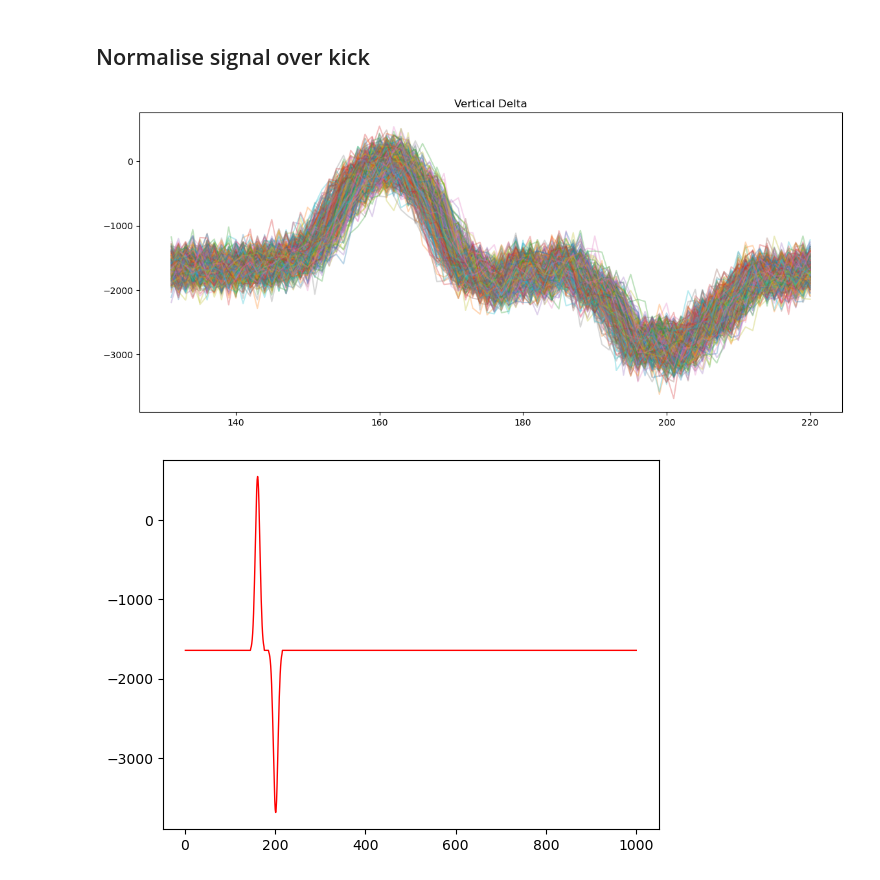
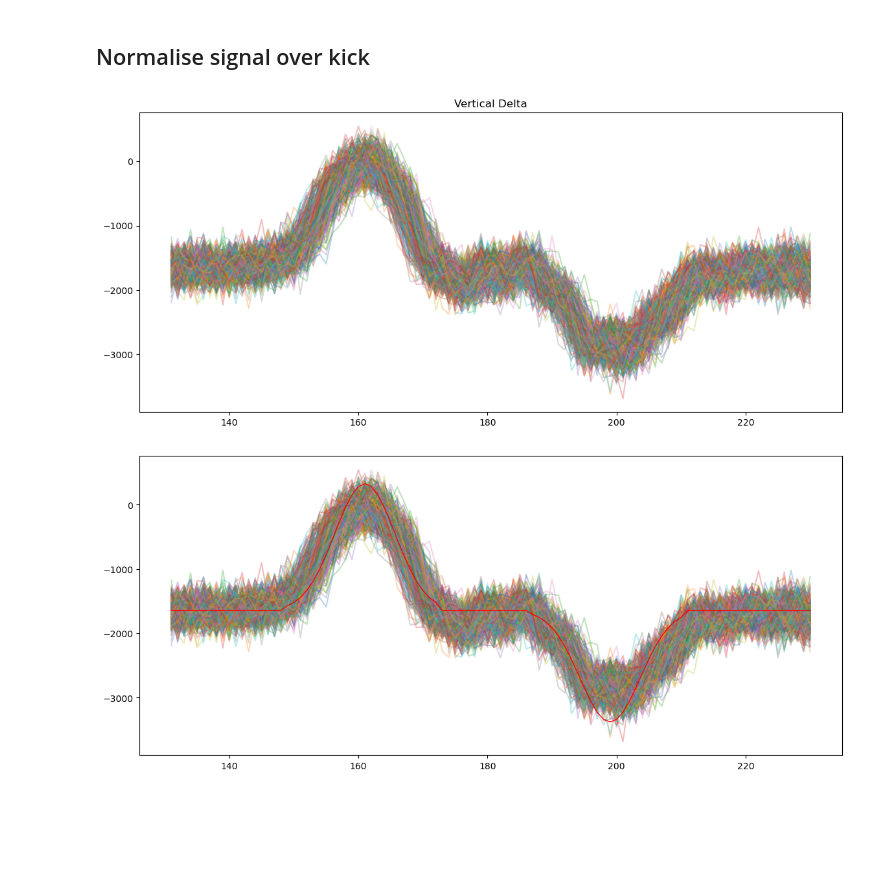
Before and after one commit to frastra2004/SPS_TMCI, a Jupyter notebook: beam_RMS_SPS.ipynb, the cells around one changed output. Saved outputs shown, nothing was run; the diff lists cells and outputs as text; code cells hidden in the pictures; blank space fills up the shorter version.

```diff
--- a/beam_RMS_SPS.ipynb
+++ b/beam_RMS_SPS.ipynb
@@ -428,9 +431,9 @@ x3= np.linspace(1,1000,1000)
 plt.figure(figsize=(14,6))
 plt.title("Vertical Delta")
 for i in range(500):
-    plt.plot(x3[130:220],vert_delta_split[i,130:220], alpha=0.3)
+    plt.plot(x3[130:230], vert_delta_split[i,130:230], alpha=0.3)
 # %% [output]
-[figure, old version]
+[figure, new version]
 # %%
 #find maxs & mins indeces of unperturbed signal
 maxs_indices = []
@@ -443,23 +446,25 @@ for i in range(500):
 #Baseline fit guess
 vertical_delta_b4_kick_split = vert_delta_split[0:500,:]
 
-gaussian_FWHM = 12
+gaussian_FWHM = 11
 sigma = gaussian_FWHM / (2 * np.sqrt(2 * np.log(2)))  # Convert FWHM to standard deviation
-centre_max = 160
-centre_min = 200
+centre_max = int(np.mean(maxs_indices, axis=0)[0])
+centre_min = int(np.mean(mins_indices, axis=0)[0])
 mean = np.mean(vertical_delta_b4_kick_split)
 amplitude = np.max(vertical_delta_b4_kick_split) - mean
 min_amplitude = mean - np.min(vertical_delta_b4_kick_split)
 # %%
 emulated = np.ones(1000)*mean
-emulated[centre_max-3*int(sigma):centre_max+3*int(sigma)] += amplitude * np.exp(-0.5 * ((np.arange(centre_max-3*int(sigma), centre_max+3*int(sigma)) - centre_max) / sigma) ** 2)
-emulated[centre_min-3*int(sigma):centre_min+3*int(sigma)] -= min_amplitude * np.exp(-0.5 * ((np.arange(centre_min-3*int(sigma), centre_min+3*int(sigma)) - centre_min) / sigma) ** 2)
+emulated[centre_max-3*int(sigma):centre_max+3*int(sigma)] += 0.9*amplitude * np.exp(-0.5 * ((np.arange(centre_max-3*int(sigma), centre_max+3*int(sigma)) - centre_max) / sigma) ** 2)
+emulated[centre_min-3*int(sigma):centre_min+3*int(sigma)] -= 0.85*min_amplitude * np.exp(-0.5 * ((np.arange(centre_min-3*int(sigma), centre_min+3*int(sigma)) - centre_min) / sigma) ** 2)
 # %%
-
-plt.plot(x3, emulated, color='red', linewidth=1)
+plt.figure(figsize=(14,6))
+for i in range(500):
+    plt.plot(x3[130:230], vert_delta_split[i,130:230], alpha=0.3)
+plt.plot(x3[130:230], emulated[130:230], color='red', linewidth=1)
 plt.show()
 # %% [output]
-[figure, old version]
+[figure, new version]
 # %%
 ##Offset
 offset_vert_delta_split = np.empty((10000,1000))
```
Also changed, not shown: parts of 9 cells of this notebook, 7 other files.
